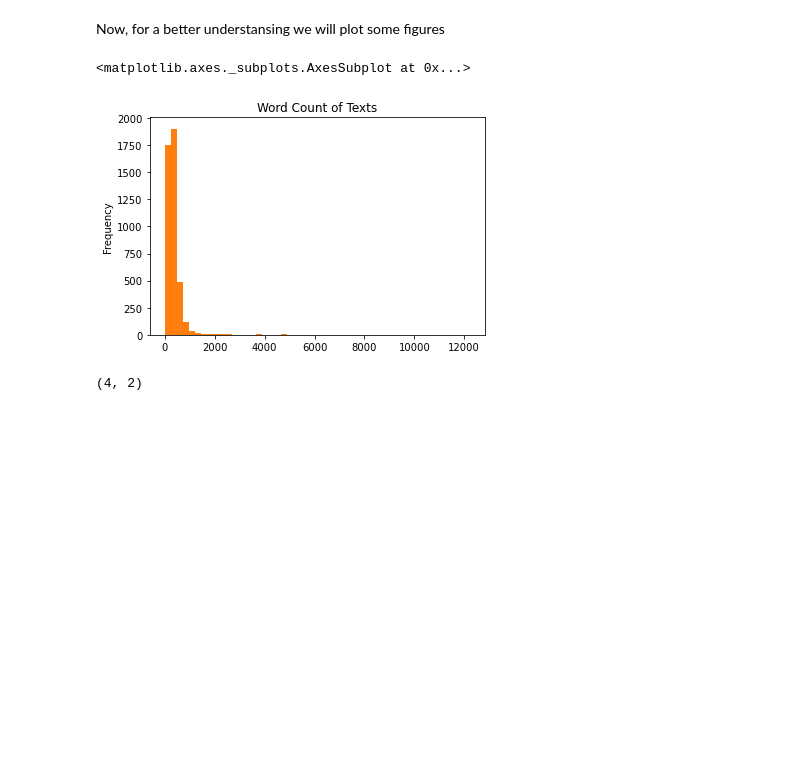
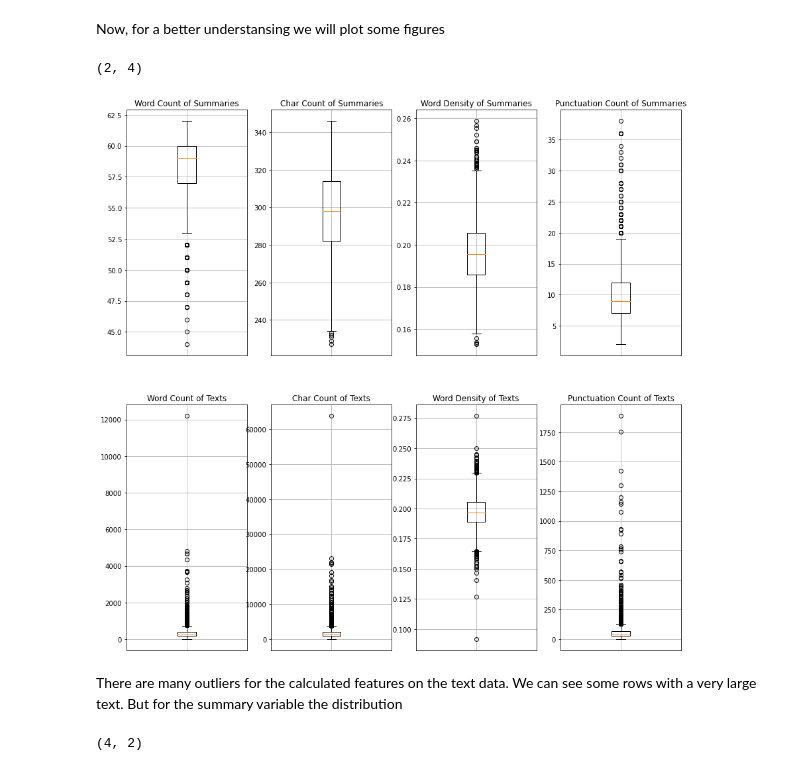
Before and after one commit to edumunozsala/MLE_Capstone_Text_Summarization, a Jupyter notebook: data_analysis/Text_summarization_EDA.ipynb, the cells around one changed output. Cells and saved outputs as stored; diff of their text form; code cells hidden in the pictures; blank space fills up the shorter version.

```diff
--- a/data_analysis/Text_summarization_EDA.ipynb
+++ b/data_analysis/Text_summarization_EDA.ipynb
@@ -139,12 +186,48 @@ print(dataset[['text_word_count', 'text_char_count', 'text_word_density', 'text_
 # %% [markdown]
 Now, for a better understansing we will plot some figures
-# %%
-dataset['sum_word_count'].plot.hist(bins=20,title='Word Count of Summaries')
-dataset['text_word_count'].plot.hist(bins=50,title='Word Count of Texts')
-#,ylabel='Word Count'
-# %% [output]
-<matplotlib.axes._subplots.AxesSubplot at 0x...>
-[figure, removed]
+# %%
+# Ww declare a new dataframe for plotting porpouses
+data=dataset
+labels_dict={'sum_word_count': 'Word Count of Summaries','text_word_count': 'Word Count of Texts',
+             'sum_char_count': 'Char Count of Summaries','text_char_count': 'Char Count of Texts',
+             'sum_word_density': 'Word Density of Summaries','text_word_density': 'Word Density of Texts',
+             'sum_punc_count': 'Punctuation Count of Summaries','text_punc_count': 'Punctuation Count of Texts'}
+# The next variable define which variable will be plotted in every position on the figure
+# So, we can modify the draws easily
+#plot_vars=np.array([['sum_word_count','text_word_count'],['sum_char_count','text_char_count'],
+#                    ['sum_word_density','text_word_density'],['sum_punc_count','text_punc_count']])
+
+plot_vars=np.array([['sum_word_count','sum_char_count','sum_word_density','sum_punc_count'],
+                    ['text_word_count','text_char_count','text_word_density','text_punc_count']])
+
+print(plot_vars.shape)
+# %% [output]
+(2, 4)
+# %%
+# Boxplots for appicant featrures
+f, axes = plt.subplots(2, 4, sharey=False, figsize=(15,15))
+#fig1, ax1 = plt.subplots()
+for i in range(plot_vars.shape[0]):
+    for j in range(plot_vars.shape[1]):
+        if plot_vars[i,j]!=None:
+            axes[i,j].set_title(labels_dict[plot_vars[i,j]])
+            axes[i,j].grid(True)
+            axes[i,j].tick_params(
+                axis='x',          # changes apply to the x-axis
+                which='both',      # both major and minor ticks are affected
+                bottom=False,      # ticks along the bottom edge are off
+                top=False,         # ticks along the top edge are off
+                labelbottom=False)
+            axes[i,j].boxplot(data[plot_vars[i,j]])
+        else:
+            axes[i,j].set_visible(False)
+
+plt.show()
+# %% [output]
+[figure, added]
+# %% [markdown]
+There are many outliers for the calculated features on the text data. We can see some rows with a very large text.
+But for the summary variable the distribution
 # %%
 # Plot multiple Boxplots for the featrures
 #Get the Cover Type values sorted
```
Also changed, not shown: parts of 36 cells of this notebook, 5 other files.
